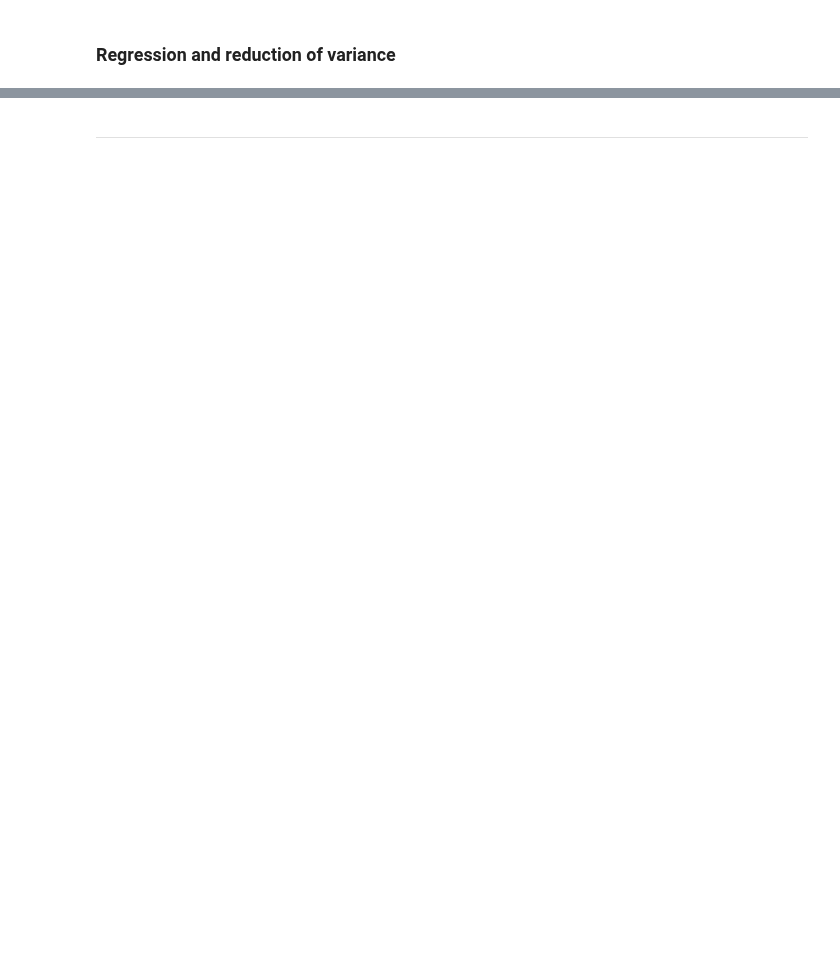
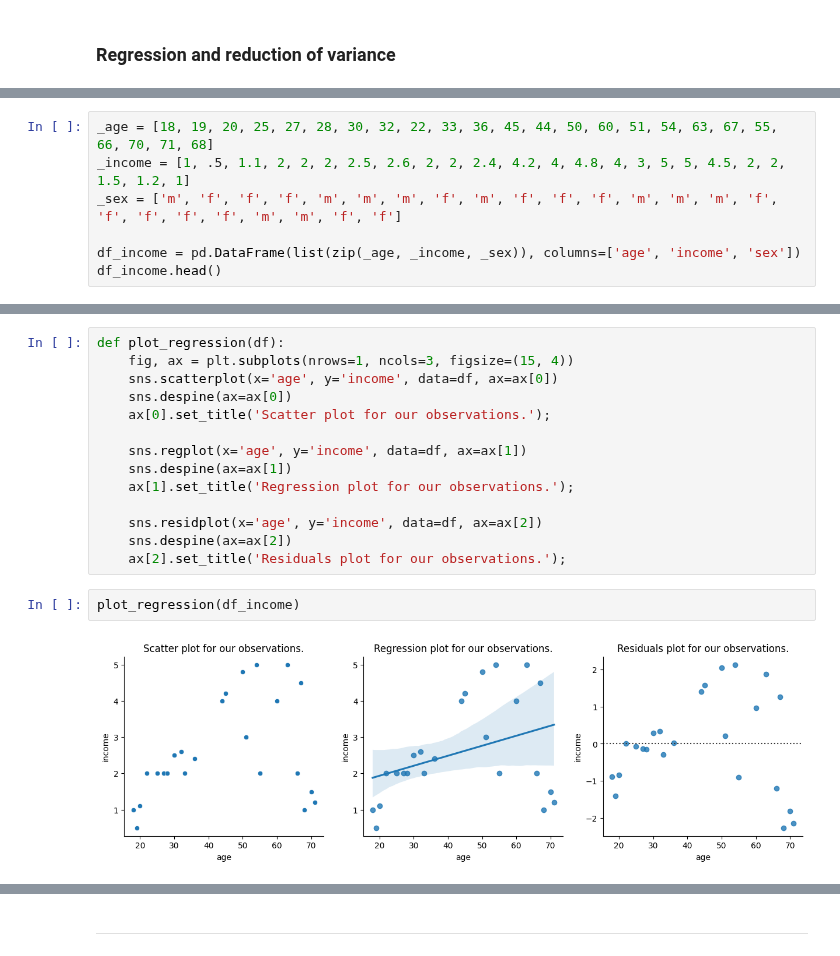
Before and after one commit to datakolektiv/dss03python2023, a Jupyter notebook: session20/dss03_py_session20.ipynb, the cells around one changed output, grey strips where cells are left out. Drawn from its saved outputs; the diff is of its cells as text; blank space fills up the shorter version.

```diff
--- a/session20/dss03_py_session20.ipynb
+++ b/session20/dss03_py_session20.ipynb
@@ -862,0 +992,7 @@ Up until now we have introduced
+# %%
+_age = [18, 19, 20, 25, 27, 28, 30, 32, 22, 33, 36, 45, 44, 50, 60, 51, 54, 63, 67, 55, 66, 70, 71, 68]
+_income = [1, .5, 1.1, 2, 2, 2, 2.5, 2.6, 2, 2, 2.4, 4.2, 4, 4.8, 4, 3, 5, 5, 4.5, 2, 2, 1.5, 1.2, 1]
+_sex = ['m', 'f', 'f', 'f', 'm', 'm', 'm', 'f', 'm', 'f', 'f', 'f', 'm', 'm', 'm', 'f', 'f', 'f', 'f', 'f', 'm', 'm', 'f', 'f']
+
+df_income = pd.DataFrame(list(zip(_age, _income, _sex)), columns=['age', 'income', 'sex'])
+df_income.head()
@@ -862,0 +1006,18 @@ Up until now we have introduced
+# %%
+def plot_regression(df):
+    fig, ax = plt.subplots(nrows=1, ncols=3, figsize=(15, 4))
+    sns.scatterplot(x='age', y='income', data=df, ax=ax[0])
+    sns.despine(ax=ax[0])
+    ax[0].set_title('Scatter plot for our observations.');
+
+    sns.regplot(x='age', y='income', data=df, ax=ax[1])
+    sns.despine(ax=ax[1])
+    ax[1].set_title('Regression plot for our observations.');
+
+    sns.residplot(x='age', y='income', data=df, ax=ax[2])
+    sns.despine(ax=ax[2])
+    ax[2].set_title('Residuals plot for our observations.');
+# %%
+plot_regression(df_income)
+# %% [output]
+[figure, added]
```
Also changed, not shown: parts of 108 cells of this notebook, 1 other file.
